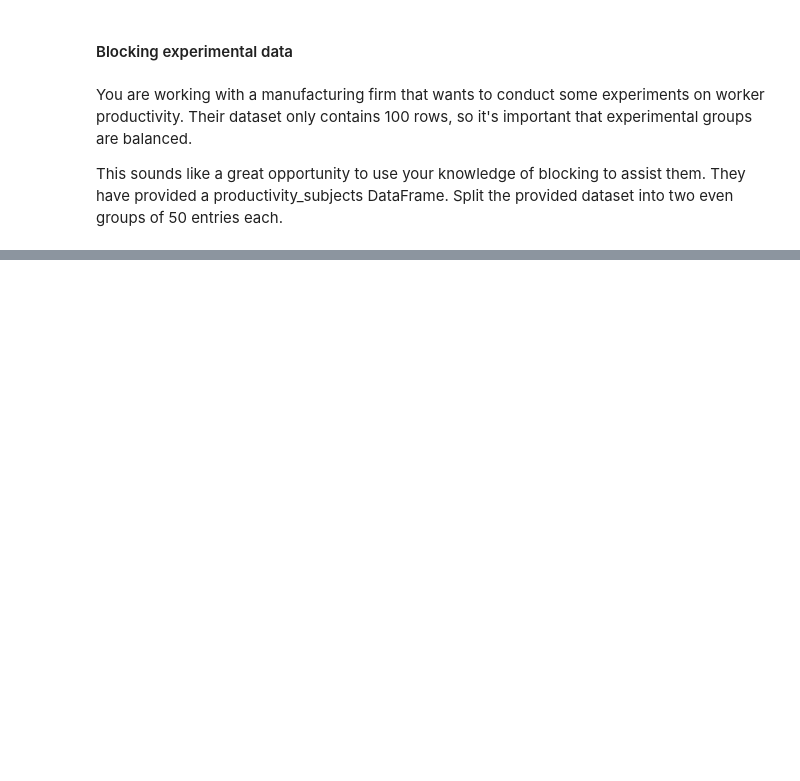
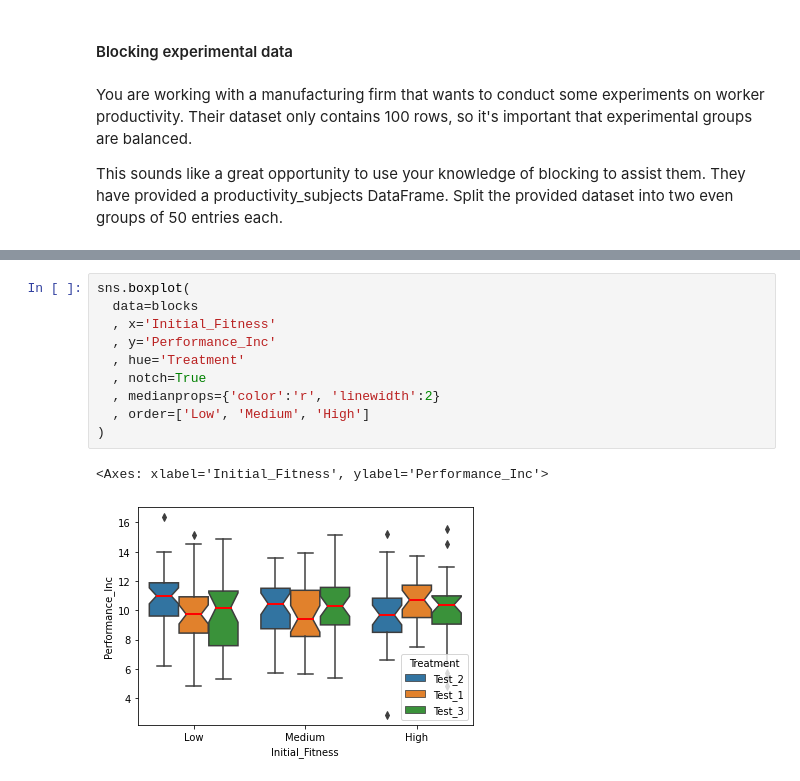
Before and after one commit to AnshuBantra/Python, a Jupyter notebook: Associate Data Scientist in Python/030_Experimental Design in Python/ed.ipynb, the cells around one changed output, grey strips where cells are left out. Cells and saved outputs as stored; diff of their text form; blank space fills up the shorter version.

```diff
--- a/Associate Data Scientist in Python/030_Experimental Design in Python/ed.ipynb
+++ b/Associate Data Scientist in Python/030_Experimental Design in Python/ed.ipynb
@@ -327,0 +266,13 @@ Critical: [0.572 0.652 0.782 0.912 1.085]
+# %%
+sns.boxplot(
+  data=blocks
+  , x='Initial_Fitness'
+  , y='Performance_Inc'
+  , hue='Treatment'
+  , notch=True
+  , medianprops={'color':'r', 'linewidth':2}
+  , order=['Low', 'Medium', 'High']
+)
+# %% [output]
+<Axes: xlabel='Initial_Fitness', ylabel='Performance_Inc'>
+[figure, added]
```
Also changed, not shown: parts of 52 cells of this notebook.
